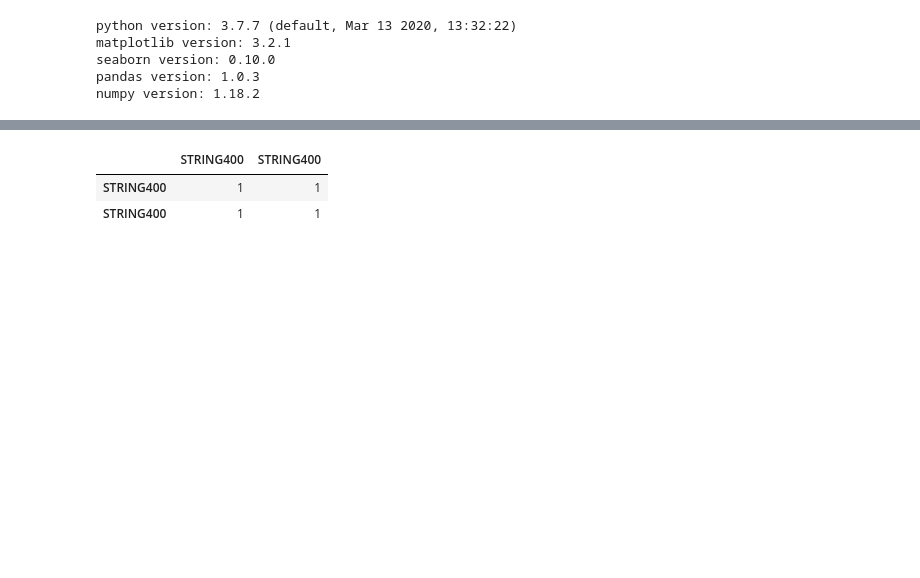
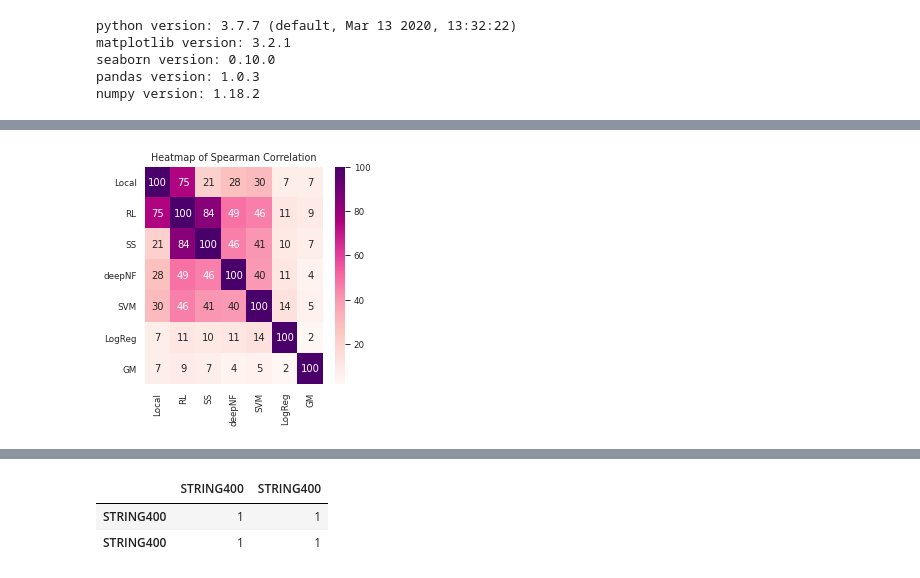
Before and after one commit to Murali-group/SARS-CoV-2-network-analysis, a Jupyter notebook: src/jupyter-notebooks/compare_predictions.ipynb, the cells around one changed output, grey strips where cells are left out. Cells and saved outputs as stored; diff of their text form; code cells hidden in the pictures; blank space fills up the shorter version.

```diff
--- a/src/jupyter-notebooks/compare_predictions.ipynb
+++ b/src/jupyter-notebooks/compare_predictions.ipynb
@@ -178,0 +526,18 @@ outputs/viz/networks/overlap/STRING400-7algs-jaccard.pdf
+# %%
+# manually change the order of the heatmap to match the clustergrid output
+# algs = ['genemaniaplus', 'genemania', 'sinksourceplus', 'sinksource', 'svm', 'logistic_regression', 'localplus']
+algs = ['localplus', 'genemaniaplus', 'sinksourceplus', 'svm', 'deepnf', 'logistic_regression', 'genemania']
+# %%
+for config_file in config_files:
+    print(config_file)
+    config_map = plot_utils.load_config_file(config_file)
+    kwargs = {}
+    input_settings, alg_settings, output_settings, out_pref, kwargs = plot_utils.setup_variables(
+            config_map, '', **kwargs)
+    # set additional options here
+    kwargs['algs'] = algs
+    kwargs['num_reps'] = 100  # load all 100 repetitions of negative sampling and CV
+    kwargs['sample_neg_examples_factor'] = neg_factor
+
+    df_all = load_all_pred_scores(
+        input_settings, output_settings['output_dir'], alg_settings, k=None, use_alg_plot_name=True, **kwargs)
@@ -179,30 +594,31 @@ outputs/viz/networks/overlap/STRING400-7algs-jaccard.pdf
 # %%
-def overlap_heatmap(alg_prots, order, k, ax=None, out_file=None, verbose=False):
-    # compute the ovlerap between each dataset
-    overlaps = defaultdict(dict)
-    for i, (d1, prots1) in enumerate(sorted(alg_prots.items())):
-        for j, (d2, prots2) in enumerate(sorted(alg_prots.items())):
-            if j == i:
-                overlaps[d1][d2] = 1
-                continue
-            # intersection / union
-            jaccard_index = len(set(prots1) & set(prots2)) / float(len(set(prots1) | set(prots2)))
-            overlaps[d1][d2] = jaccard_index
-    df = pd.DataFrame(overlaps)
-    df = df[order]
-    df = df.T[order].T
-    if verbose:
-        print(df.head())
+def plot_heatmap(df, ax=None, out_file=None, dataset="STRING-400", annot=False):
     # now make a heatmap of all the datasets
-#     f, ax = plt.subplots(figsize=(18,28))
-    cbar = True if k == k_to_test[-1] else False
-    ax = sns.heatmap(data=df, cmap="YlGnBu", cbar=cbar, ax=ax)
-    ax.set_title("k = %s" % (k))
+    if ax is None:
+#         f, ax = plt.subplots(figsize=(6,6))
+        f, ax = plt.subplots(figsize=(4,4))
+#     cbar = True if k == k_to_test[-1] else False
+    if annot:
+        ax = sns.heatmap(data=(df*100).astype(int), cmap="RdPu", annot=True, fmt='d', ax=ax)
+    else:
+        ax = sns.heatmap(data=df, cmap="RdPu", ax=ax)
+#     ax.set_title("STRING - Spearman Correlation")
+    ax.set_title("Heatmap of Spearman Correlation")
+    plt.yticks(rotation=0)
     if out_file is not None:
-        out_file = "outputs/viz/networks/overlap/%s-%s-jaccard.pdf" % (dataset, alg_str)
+        alg_str = "%dalgs" % (len(order))
+        if annot:
+            out_file = "outputs/viz/networks/overlap/%s-%s-spearman-annot.pdf" % (dataset, alg_str)
+        else:
+            out_file = "outputs/viz/networks/overlap/%s-%s-spearman.pdf" % (dataset, alg_str)
         print(out_file)
         os.makedirs(os.path.dirname(out_file), exist_ok=True)
-    #     plt.savefig(out_file, bbox_inches='tight')
-        # plt.savefig(out_file.replace('.pdf','.png'), bbox_inches='tight')
+        plt.savefig(out_file, bbox_inches='tight')
+        plt.savefig(out_file.replace('.pdf','.svg'), bbox_inches='tight')
         # also write the values to a file
-    #     df.to_csv(out_file.replace('.pdf','.csv'))
+        df.to_csv(out_file.replace('.pdf','.csv'))
+    return ax
+df = pred_score_spearman(df_all, order=order)
+ax = plot_heatmap(df, annot=True)
+# %% [output]
+[figure, added]
```
Also changed, not shown: parts of 27 cells of this notebook.
